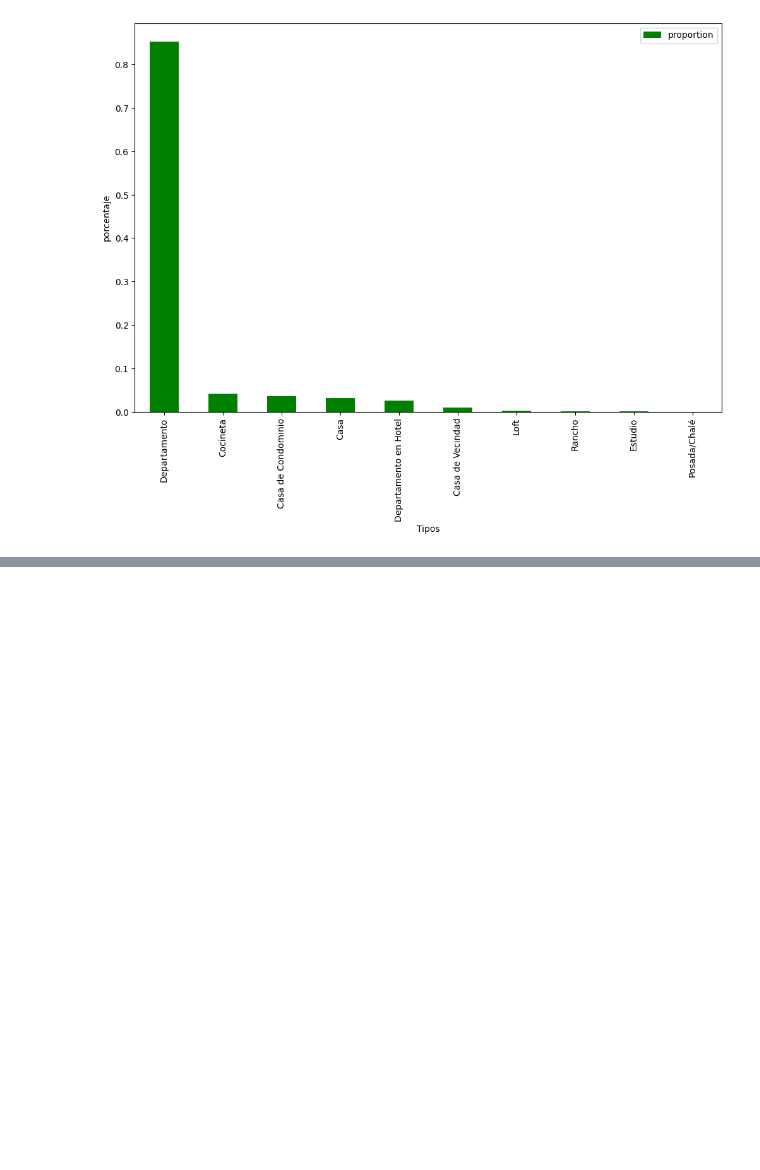
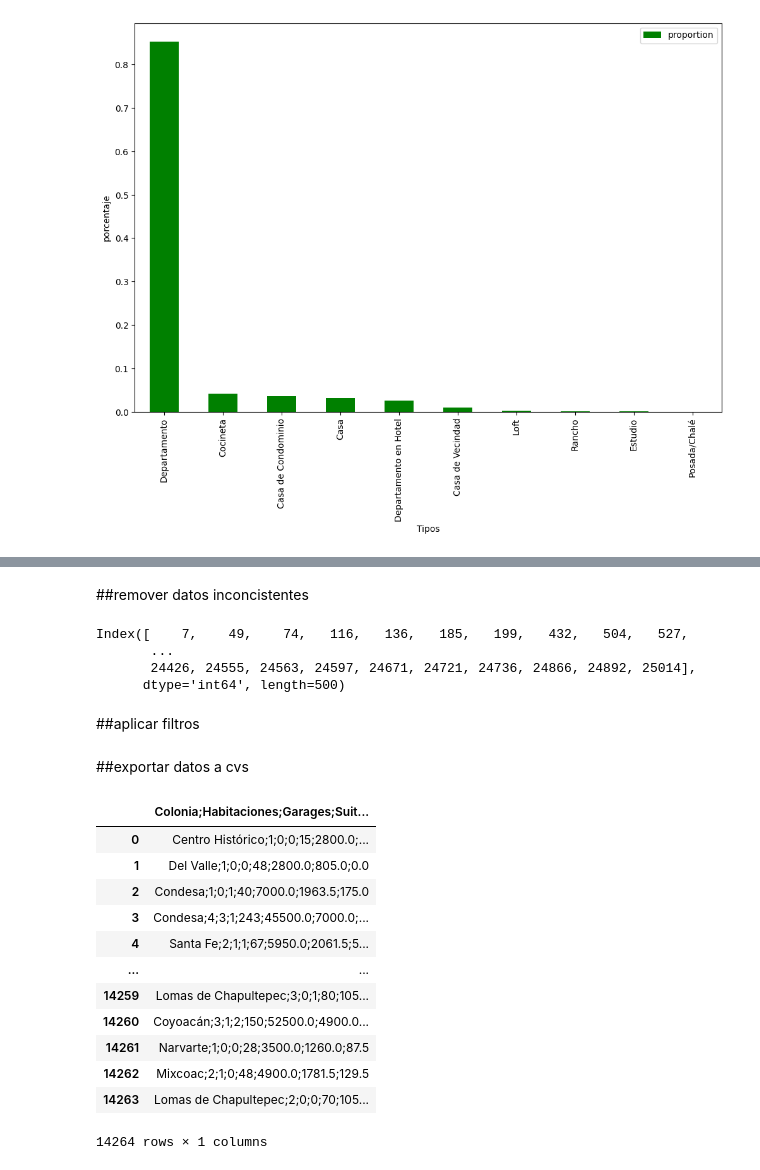
Before and after one commit to mespealva/numpy, a Jupyter notebook: inmuebles_cdmx.ipynb, the cells around one changed output, grey strips where cells are left out. Cells and saved outputs as stored; diff of their text form; code cells hidden in the pictures; blank space fills up the shorter version.

Commit message:
tabla 3 del ml

```diff
--- a/inmuebles_cdmx.ipynb
+++ b/inmuebles_cdmx.ipynb
@@ -297,0 +315,4 @@ porcentaje_tipo.plot(kind="bar", figsize=(12,8),color="green", xlabel="Tipos", y
+# %%
+#nulos son =0
+df_dep=df_dep.fillna(0)
+df_dep.isnull().sum()
@@ -297,0 +331,20 @@ porcentaje_tipo.plot(kind="bar", figsize=(12,8),color="green", xlabel="Tipos", y
+# %% [markdown]
+##remover datos inconcistentes
+# %%
+#muestra los datos q son 0 en valor y condominio
+df_dep.query("Valor==0|Condominio==0")
+#muestra el indice donde se encuentran en la tabla
+df_dep.query("Valor==0|Condominio==0 ").index
+# %% [output]
+Index([    7,    49,    74,   116,   136,   185,   199,   432,   504,   527,
+       ...
+       24426, 24555, 24563, 24597, 24671, 24721, 24736, 24866, 24892, 25014],
+      dtype='int64', length=500)
+# %%
+df_dep_index=df_dep.query("Valor==0|Condominio==0 ").index
+df_dep.drop(df_dep_index,axis=0,inplace=True)
+# %%
+df_dep.drop("Tipo",axis=1,inplace=True)
+#eliminar la columna tipo de la tabla, porq todos son departamentos
+# %% [markdown]
+##aplicar filtros
@@ -297,0 +360,23 @@ porcentaje_tipo.plot(kind="bar", figsize=(12,8),color="green", xlabel="Tipos", y
+# %% [markdown]
+##exportar datos a cvs
+# %%
+#data frame completo a cvs, el de los dptos
+#eliminar columna del indice anterior
+#separa con ; como el original
+df_dep.to_csv("inmuebles_ml.cvs",index=False, sep=";")
+
+pd.read_csv("inmuebles_ml.cvs")
+# %% [output]
+|  | Colonia;Habitaciones;Garages;Suit... |
+| 0 | Centro Histórico;1;0;0;15;2800.0;... |
+| 1 | Del Valle;1;0;0;48;2800.0;805.0;0.0 |
+| 2 | Condesa;1;0;1;40;7000.0;1963.5;175.0 |
+| 3 | Condesa;4;3;1;243;45500.0;7000.0;... |
+| 4 | Santa Fe;2;1;1;67;5950.0;2061.5;5... |
+| ... | ... |
+| 14259 | Lomas de Chapultepec;3;0;1;80;105... |
+| 14260 | Coyoacán;3;1;2;150;52500.0;4900.0... |
+| 14261 | Narvarte;1;0;0;28;3500.0;1260.0;87.5 |
+| 14262 | Mixcoac;2;1;0;48;4900.0;1781.5;129.5 |
+| 14263 | Lomas de Chapultepec;2;0;0;70;105... |
+14264 rows × 1 columns
```
Also changed, not shown: parts of 8 cells of this notebook.
